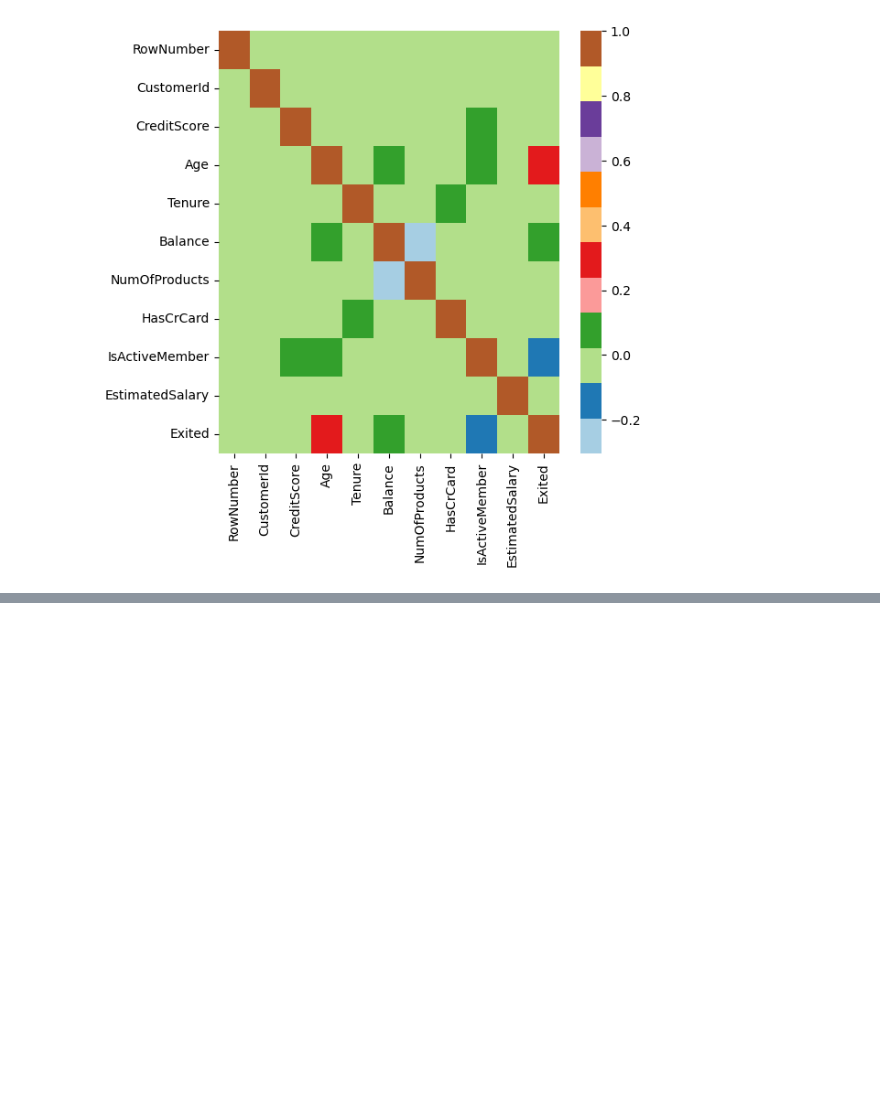
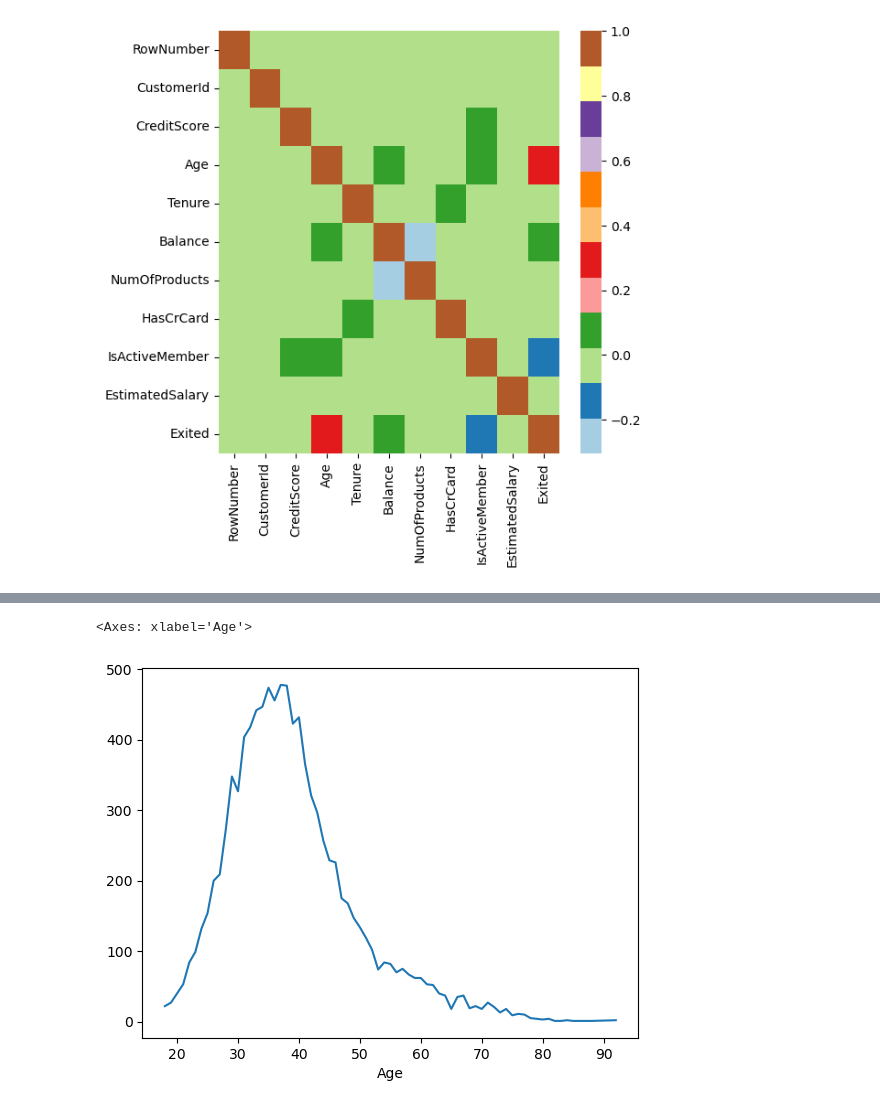
Before and after one commit to Sreesanth-e/EDA, a Jupyter notebook: EDA_Process/churn.ipynb, the cells around one changed output, grey strips where cells are left out. Cells and saved outputs as stored; diff of their text form; code cells hidden in the pictures; blank space fills up the shorter version.

```diff
--- a/EDA_Process/churn.ipynb
+++ b/EDA_Process/churn.ipynb
@@ -333,0 +343,5 @@ sns.heatmap(df.select_dtypes(include='number').corr() , cmap='Paired')
+# %%
+df['Age'].value_counts().sort_index(ascending=True).plot()
+# %% [output]
+<Axes: xlabel='Age'>
+[figure, added]
```
Also changed, not shown: parts of 6 cells of this notebook.
